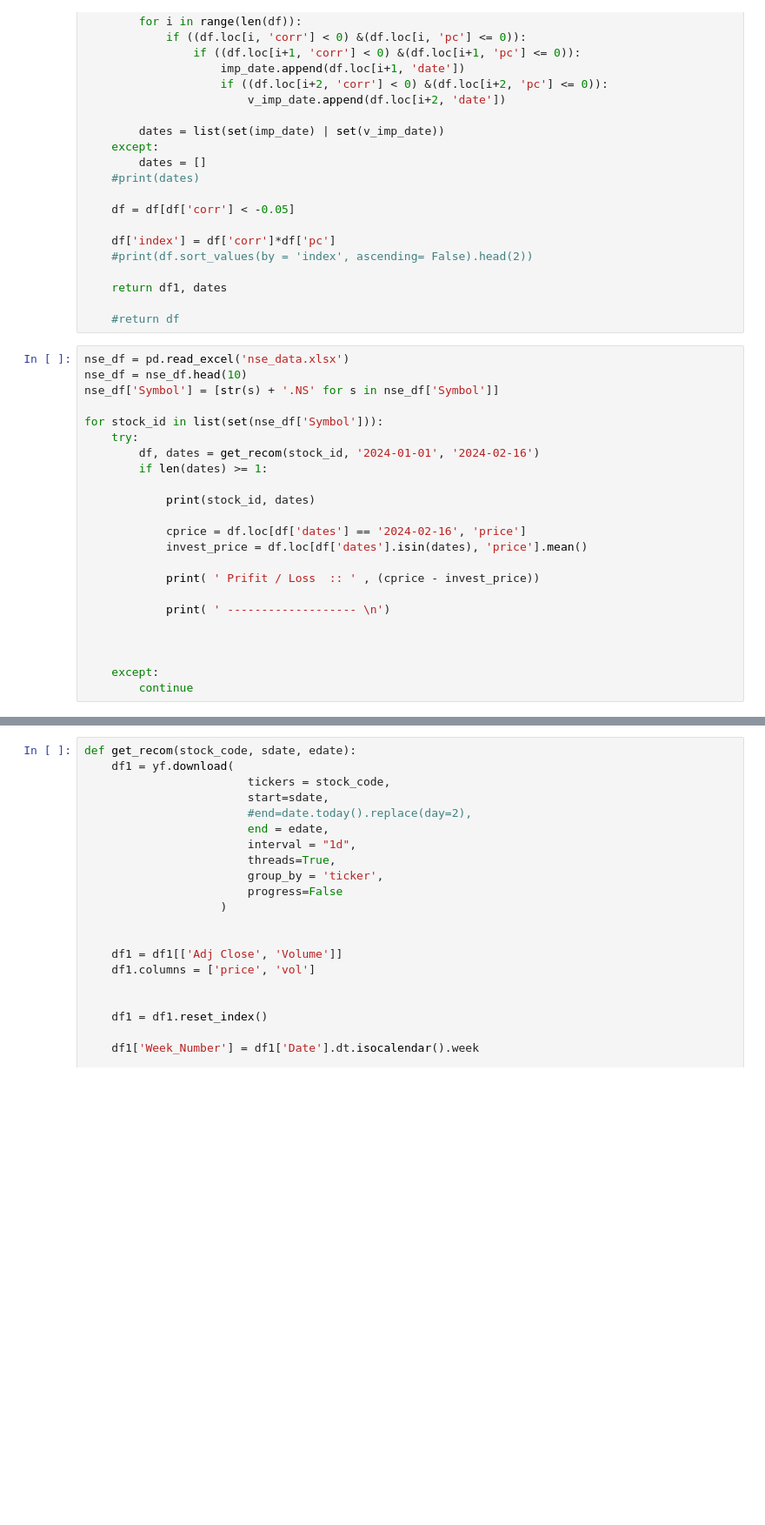
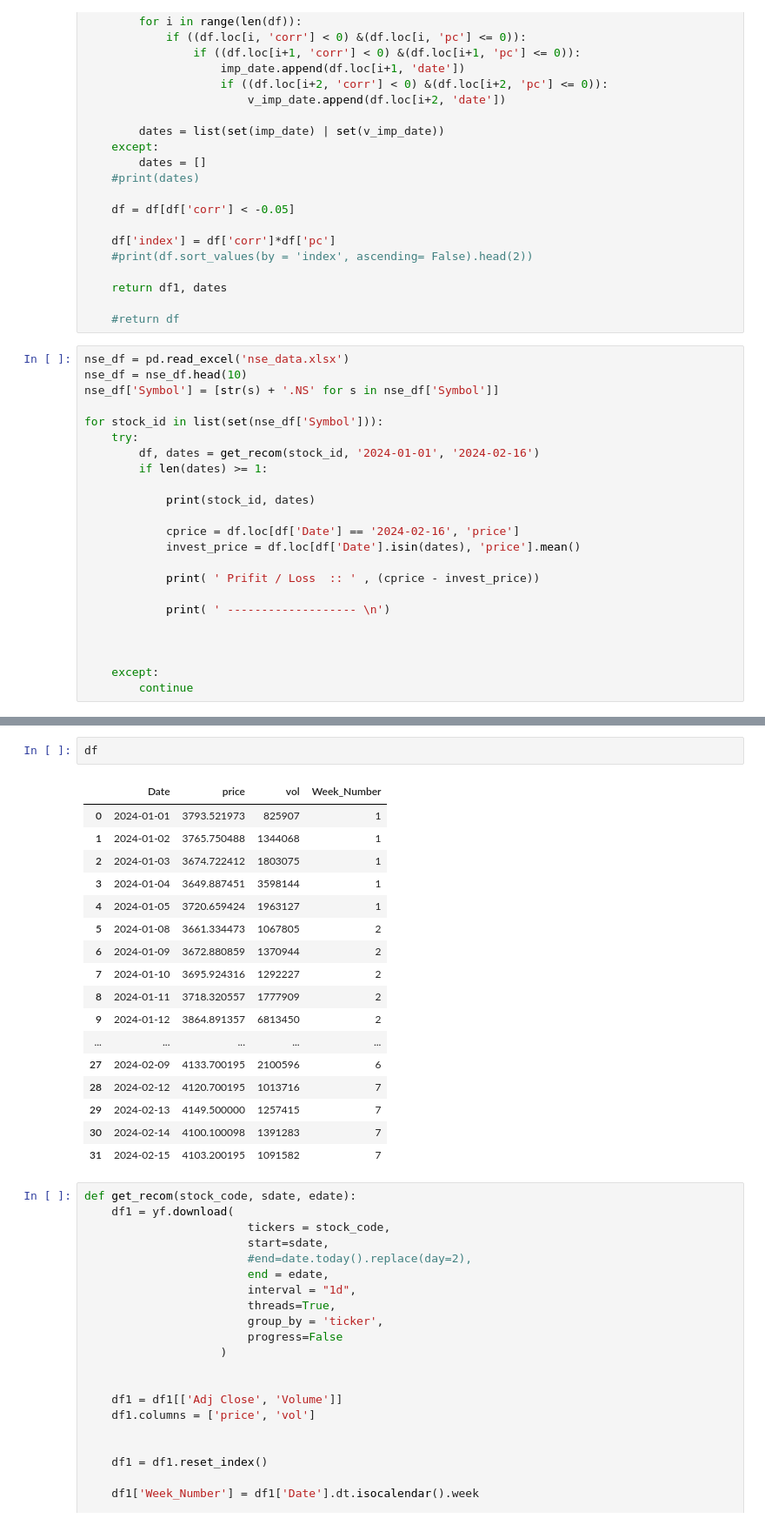
Before and after one commit to shekharbiswas/Finance, a Jupyter notebook: testing.ipynb, the cells around one changed output, grey strips where cells are left out. Shown at 87% size. Cells and saved outputs as stored; diff of their text form; blank space fills up the shorter version.

```diff
--- a/testing.ipynb
+++ b/testing.ipynb
@@ -103,8 +103,8 @@ for stock_id in list(set(nse_df['Symbol'])):
 
             print(stock_id, dates)
 
-            cprice = df.loc[df['dates'] == '2024-02-16', 'price']
-            invest_price = df.loc[df['dates'].isin(dates), 'price'].mean()
+            cprice = df.loc[df['Date'] == '2024-02-16', 'price']
+            invest_price = df.loc[df['Date'].isin(dates), 'price'].mean()
 
             print( ' Prifit / Loss  :: ' , (cprice - invest_price))
 
@@ -201,3 +121,23 @@ DIXON.NS ['2024-01-25']
+# %%
+df
+# %% [output]
+|  | Date | price | vol | Week_Number |
+| 0 | 2024-01-01 | 3793.521973 | 825907 | 1 |
+| 1 | 2024-01-02 | 3765.750488 | 1344068 | 1 |
+| 2 | 2024-01-03 | 3674.722412 | 1803075 | 1 |
+| 3 | 2024-01-04 | 3649.887451 | 3598144 | 1 |
+| 4 | 2024-01-05 | 3720.659424 | 1963127 | 1 |
+| 5 | 2024-01-08 | 3661.334473 | 1067805 | 2 |
+| 6 | 2024-01-09 | 3672.880859 | 1370944 | 2 |
+| 7 | 2024-01-10 | 3695.924316 | 1292227 | 2 |
+| 8 | 2024-01-11 | 3718.320557 | 1777909 | 2 |
+| 9 | 2024-01-12 | 3864.891357 | 6813450 | 2 |
+| ... | ... | ... | ... | ... |
+| 27 | 2024-02-09 | 4133.700195 | 2100596 | 6 |
+| 28 | 2024-02-12 | 4120.700195 | 1013716 | 7 |
+| 29 | 2024-02-13 | 4149.500000 | 1257415 | 7 |
+| 30 | 2024-02-14 | 4100.100098 | 1391283 | 7 |
+| 31 | 2024-02-15 | 4103.200195 | 1091582 | 7 |
 # %%
 def get_recom(stock_code, sdate, edate):
     df1 = yf.download(
```
Also changed, not shown: parts of 1 cell of this notebook.
